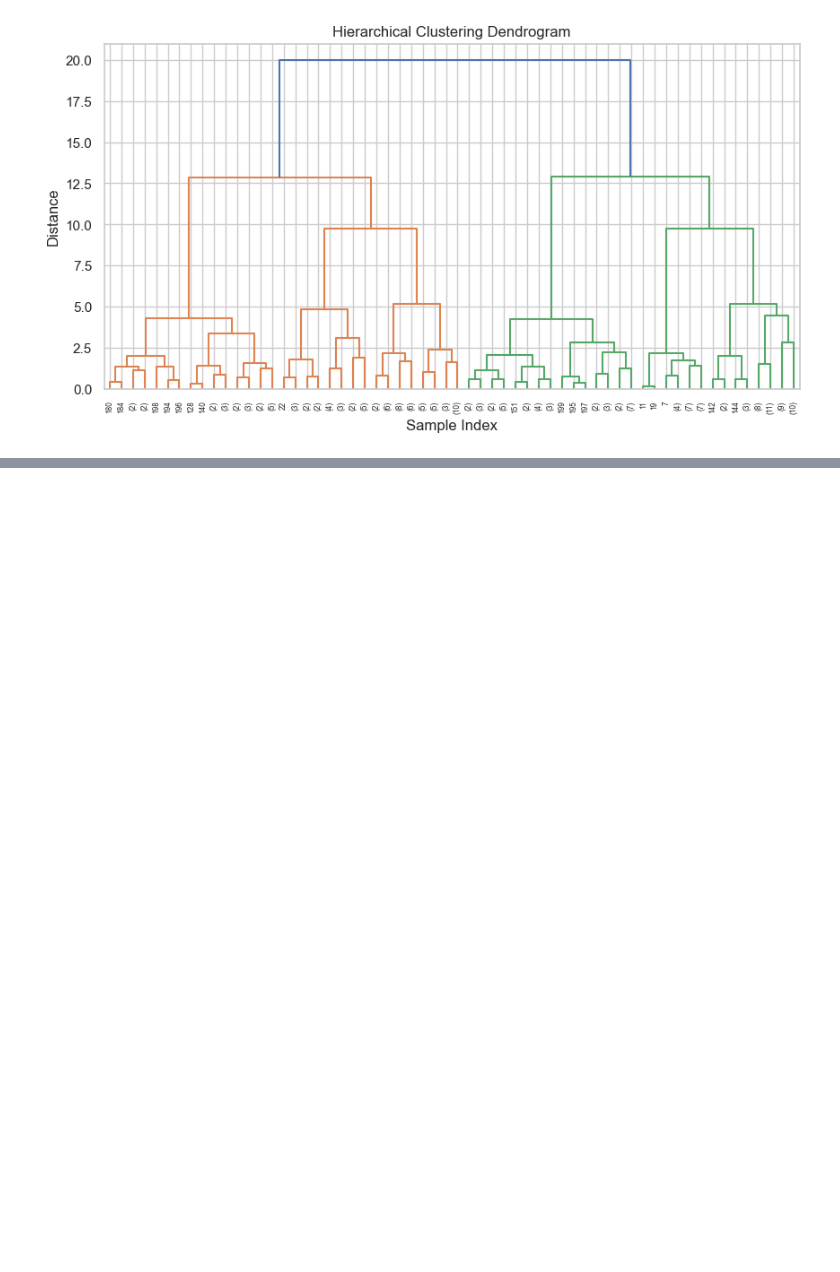
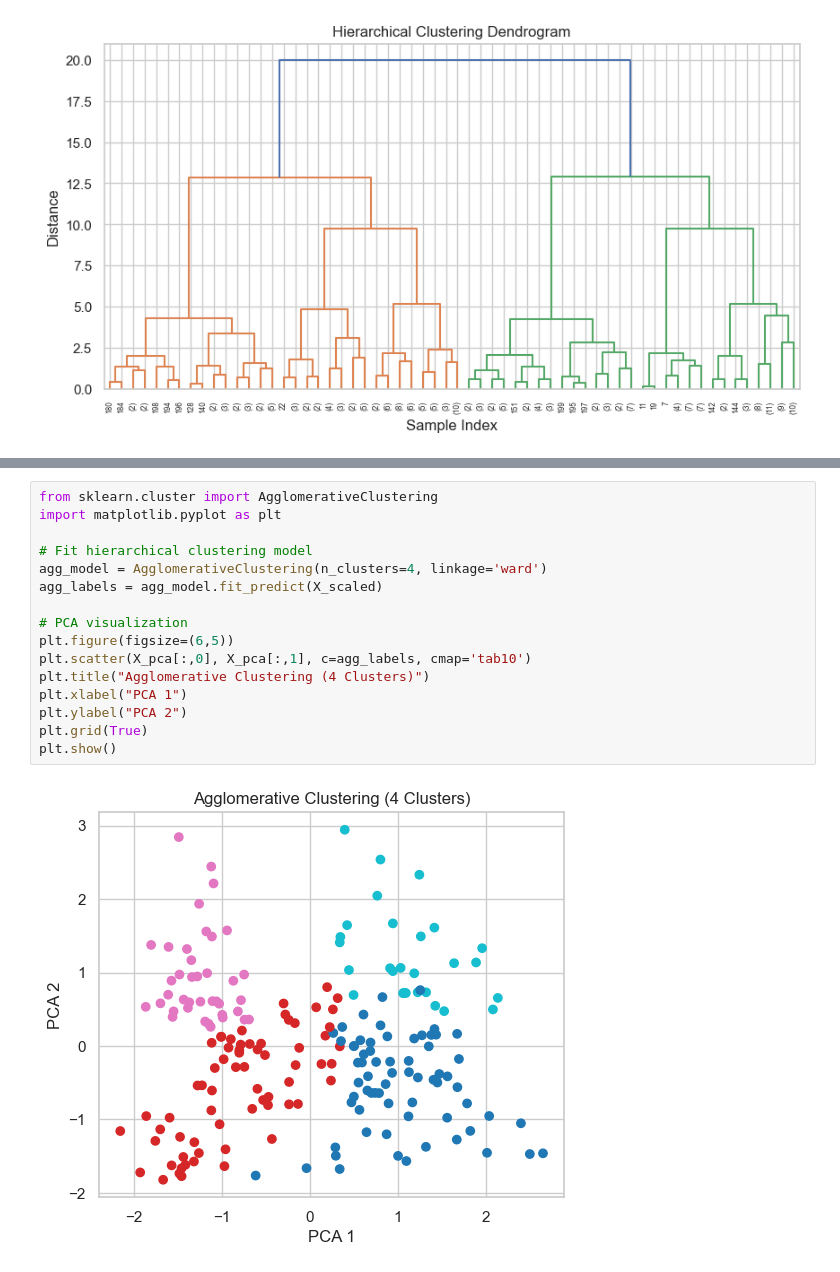
Before and after one commit to DarkSoulsV/CSCA-5632---Final-Project, a Jupyter notebook: Final_CSCA 5632.ipynb, the cells around one changed output, grey strips where cells are left out. Saved outputs shown, nothing was run; the diff lists cells and outputs as text; blank space fills up the shorter version.

```diff
--- a/Final_CSCA 5632.ipynb
+++ b/Final_CSCA 5632.ipynb
@@ -531,0 +542,18 @@ plt.show()
+# %%
+from sklearn.cluster import AgglomerativeClustering
+import matplotlib.pyplot as plt
+
+# Fit hierarchical clustering model
+agg_model = AgglomerativeClustering(n_clusters=4, linkage='ward')
+agg_labels = agg_model.fit_predict(X_scaled)
+
+# PCA visualization
+plt.figure(figsize=(6,5))
+plt.scatter(X_pca[:,0], X_pca[:,1], c=agg_labels, cmap='tab10')
+plt.title("Agglomerative Clustering (4 Clusters)")
+plt.xlabel("PCA 1")
+plt.ylabel("PCA 2")
+plt.grid(True)
+plt.show()
+# %% [output]
+[figure, added]
```
Also changed, not shown: parts of 6 cells of this notebook.
